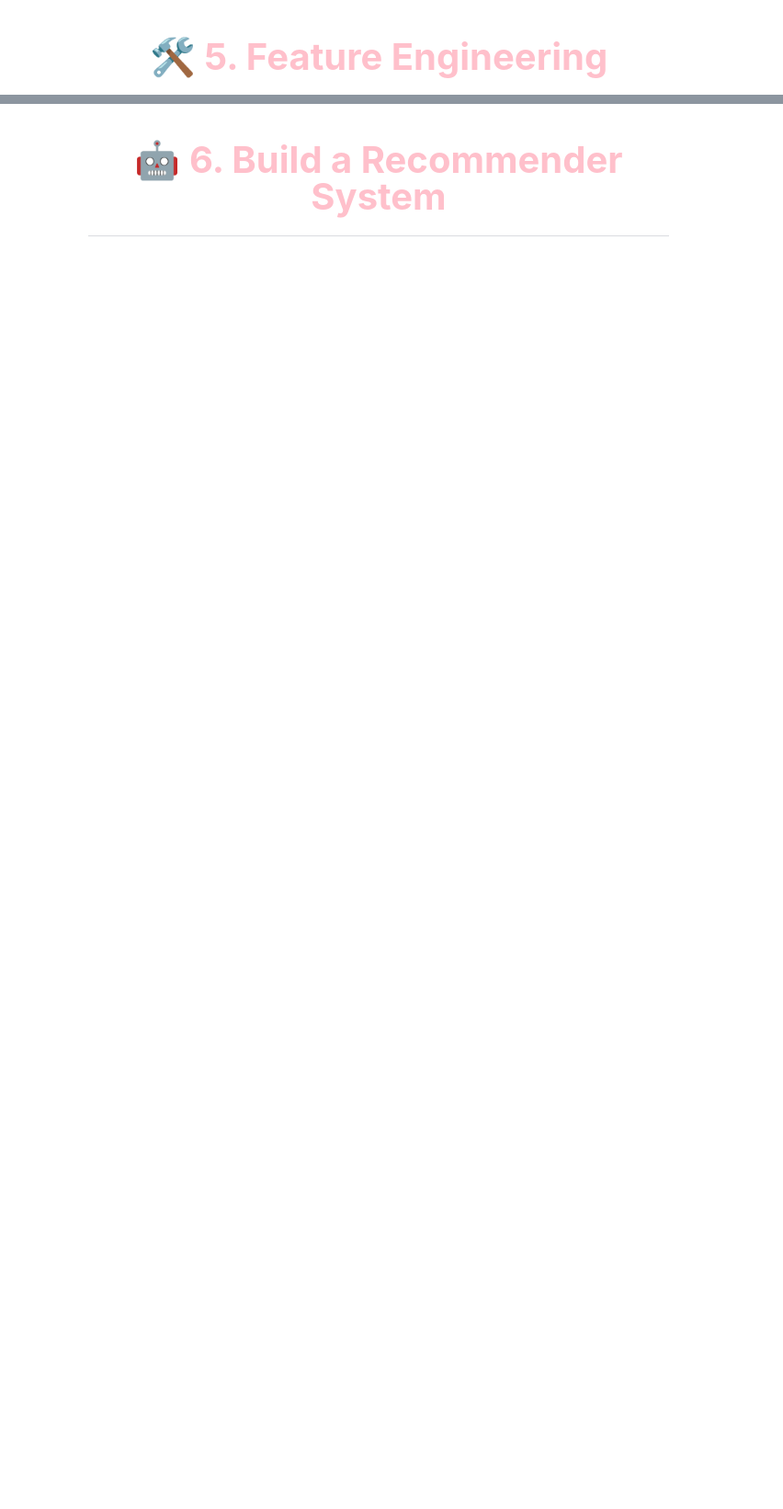
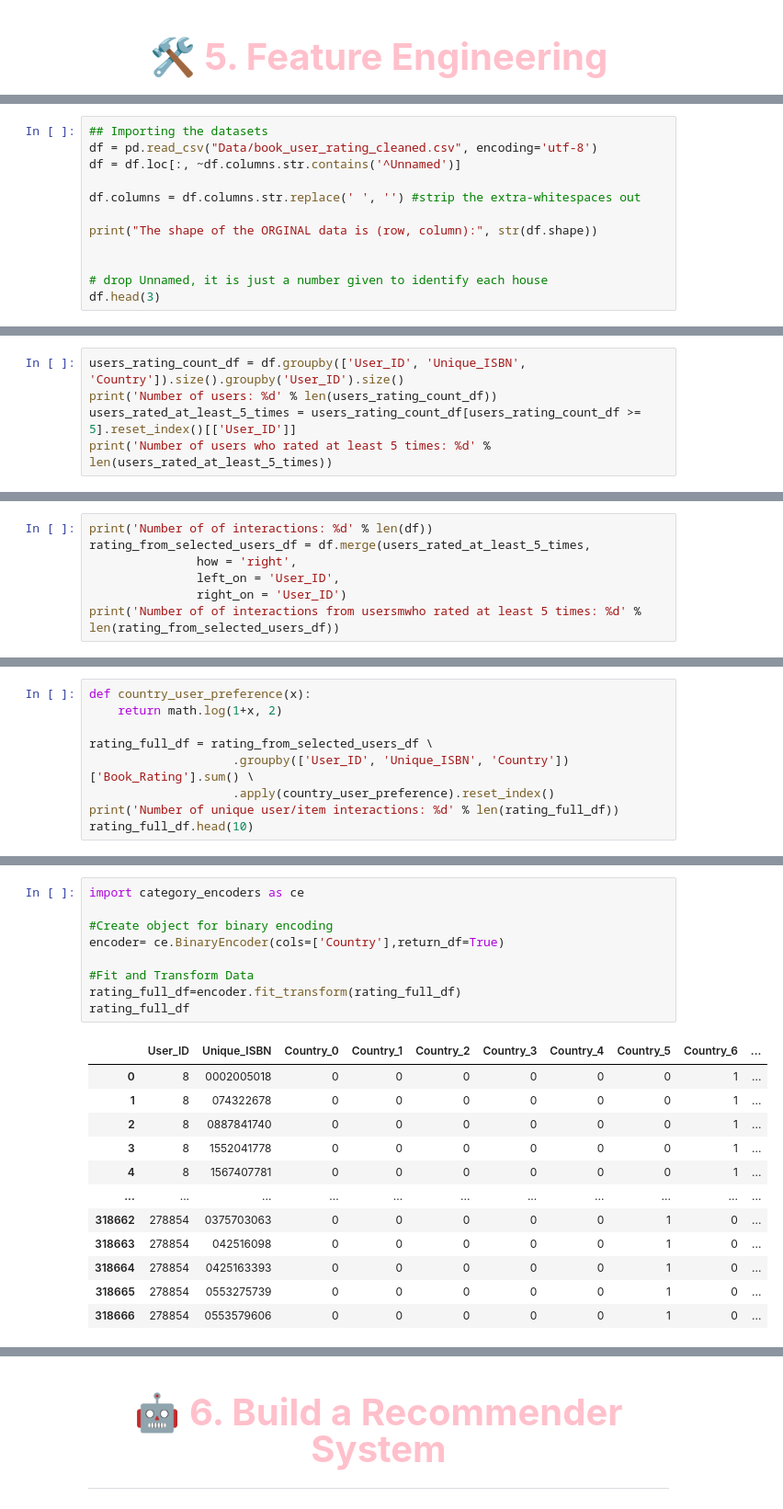
Before and after one commit to ChauHuynh1/Book_RecSys, a Jupyter notebook: Book_Recommender_Model.ipynb, the cells around one changed output, grey strips where cells are left out. Shown: that part at 92% size. Drawn from its saved outputs; the diff is of its cells as text; blank space fills up the shorter version.

```diff
--- a/Book_Recommender_Model.ipynb
+++ b/Book_Recommender_Model.ipynb
@@ -52,0 +71,12 @@ In general, collaborative filtering is the workhorse of recommender engines. The
+# %%
+## Importing the datasets
+df = pd.read_csv("Data/book_user_rating_cleaned.csv", encoding='utf-8')
+df = df.loc[:, ~df.columns.str.contains('^Unnamed')]
+
+df.columns = df.columns.str.replace(' ', '') #strip the extra-whitespaces out
+
+print("The shape of the ORGINAL data is (row, column):", str(df.shape))
+
+
+# drop Unnamed, it is just a number given to identify each house
+df.head(3)
@@ -52,0 +94,5 @@ In general, collaborative filtering is the workhorse of recommender engines. The
+# %%
+users_rating_count_df = df.groupby(['User_ID', 'Unique_ISBN', 'Country']).size().groupby('User_ID').size()
+print('Number of users: %d' % len(users_rating_count_df))
+users_rated_at_least_5_times = users_rating_count_df[users_rating_count_df >= 5].reset_index()[['User_ID']]
+print('Number of users who rated at least 5 times: %d' % len(users_rated_at_least_5_times))
@@ -52,0 +102,7 @@ In general, collaborative filtering is the workhorse of recommender engines. The
+# %%
+print('Number of of interactions: %d' % len(df))
+rating_from_selected_users_df = df.merge(users_rated_at_least_5_times,
+               how = 'right',
+               left_on = 'User_ID',
+               right_on = 'User_ID')
+print('Number of of interactions from usersmwho rated at least 5 times: %d' % len(rating_from_selected_users_df))
@@ -52,0 +114,9 @@ In general, collaborative filtering is the workhorse of recommender engines. The
+# %%
+def country_user_preference(x):
+    return math.log(1+x, 2)
+
+rating_full_df = rating_from_selected_users_df \
+                    .groupby(['User_ID', 'Unique_ISBN', 'Country'])['Book_Rating'].sum() \
+                    .apply(country_user_preference).reset_index()
+print('Number of unique user/item interactions: %d' % len(rating_full_df))
+rating_full_df.head(10)
@@ -52,0 +142,22 @@ In general, collaborative filtering is the workhorse of recommender engines. The
+# %%
+import category_encoders as ce
+
+#Create object for binary encoding
+encoder= ce.BinaryEncoder(cols=['Country'],return_df=True)
+
+#Fit and Transform Data
+rating_full_df=encoder.fit_transform(rating_full_df)
+rating_full_df
+# %% [output]
+|  | User_ID | Unique_ISBN | Country_0 | Country_1 | Country_2 | Country_3 | Country_4 | Country_5 | Country_6 | ... |
+| 0 | 8 | 0002005018 | 0 | 0 | 0 | 0 | 0 | 0 | 1 | ... |
+| 1 | 8 | 074322678 | 0 | 0 | 0 | 0 | 0 | 0 | 1 | ... |
+| 2 | 8 | 0887841740 | 0 | 0 | 0 | 0 | 0 | 0 | 1 | ... |
+| 3 | 8 | 1552041778 | 0 | 0 | 0 | 0 | 0 | 0 | 1 | ... |
+| 4 | 8 | 1567407781 | 0 | 0 | 0 | 0 | 0 | 0 | 1 | ... |
+| ... | ... | ... | ... | ... | ... | ... | ... | ... | ... | ... |
+| 318662 | 278854 | 0375703063 | 0 | 0 | 0 | 0 | 0 | 1 | 0 | ... |
+| 318663 | 278854 | 042516098 | 0 | 0 | 0 | 0 | 0 | 1 | 0 | ... |
+| 318664 | 278854 | 0425163393 | 0 | 0 | 0 | 0 | 0 | 1 | 0 | ... |
+| 318665 | 278854 | 0553275739 | 0 | 0 | 0 | 0 | 0 | 1 | 0 | ... |
+| 318666 | 278854 | 0553579606 | 0 | 0 | 0 | 0 | 0 | 1 | 0 | ... |
```
Also changed, not shown: parts of 25 cells of this notebook, 2 other files.
